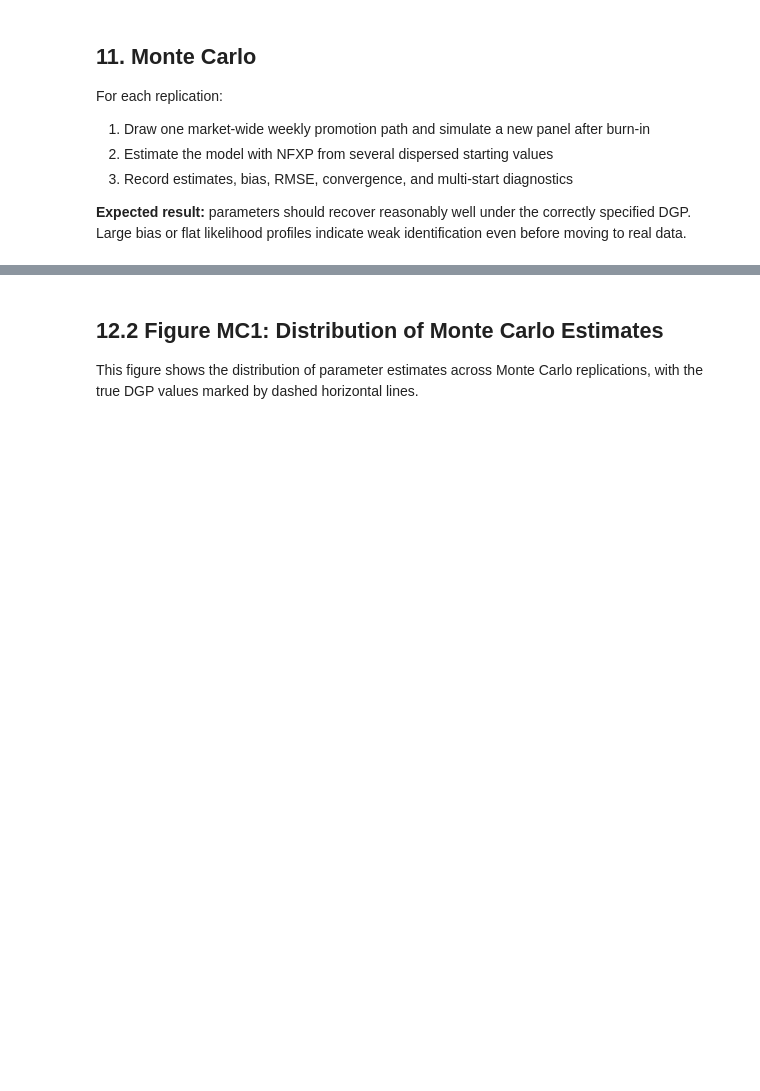
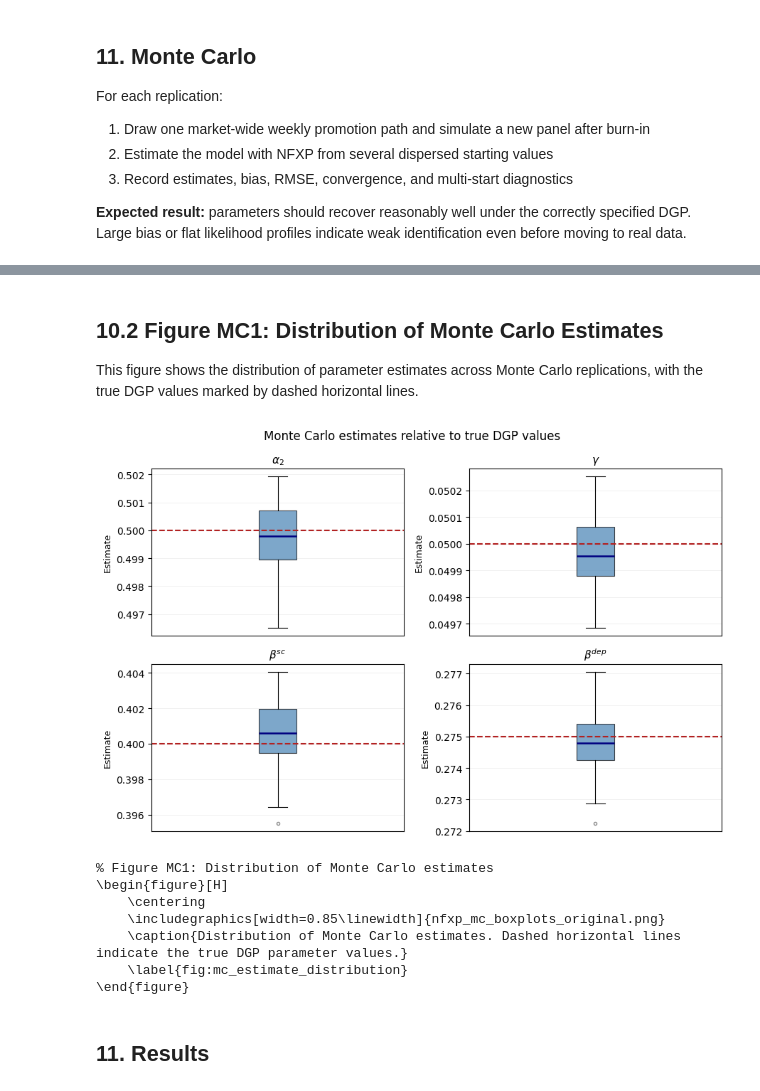
Before and after one commit to OEiberg/dp_ucph_oe, a Jupyter notebook: Term Paper OEJ x SRL/Model - Monte Carlo.ipynb, the cells around one changed output, grey strips where cells are left out. Saved outputs shown, nothing was run; the diff lists cells and outputs as text; code cells hidden in the pictures; blank space fills up the shorter version.

```diff
--- a/Term Paper OEJ x SRL/Model - Monte Carlo.ipynb
+++ b/Term Paper OEJ x SRL/Model - Monte Carlo.ipynb
@@ -1364,4 +1275,65 @@ $\beta^{dep}$ & 0.275 & 0.2748 & -0.0002 & -0.08 & 0.0010 & 0.0010 \\
 # %% [markdown]
-## 12.2 Figure MC1: Distribution of Monte Carlo Estimates
+## 10.2 Figure MC1: Distribution of Monte Carlo Estimates
 
 This figure shows the distribution of parameter estimates across Monte Carlo replications, with the true DGP values marked by dashed horizontal lines.
+# %%
+if "results" not in globals():
+    raise RuntimeError("Run the Monte Carlo cell above before creating Figure MC1.")
+
+
+figure_mc1_labels = {
+    "alpha_2": r"$\alpha_2$",
+    "gamma": r"$\gamma$",
+    "beta_sc": r"$\beta^{sc}$",
+    "beta_dep": r"$\beta^{dep}$",
+}
+
+fig, axes = plt.subplots(2, 2, figsize=(9, 6))
+axes = axes.flatten()
+
+for ax, (i, name) in zip(axes, enumerate(PARAM_NAMES)):
+    estimates = results.loc[results["param"] == name, "estimate"].to_numpy()
+    true_value = THETA_TRUE[i]
+    ax.boxplot(
+        estimates,
+        vert=True,
+        patch_artist=True,
+        boxprops=dict(facecolor="steelblue", alpha=0.70, edgecolor="black", linewidth=0.8),
+        medianprops=dict(color="navy", linewidth=1.8),
+        whiskerprops=dict(color="black", linewidth=0.8),
+        capprops=dict(color="black", linewidth=0.8),
+        flierprops=dict(marker="o", markersize=3, alpha=0.45),
+    )
+    ax.axhline(true_value, color="firebrick", linewidth=1.5, linestyle="--")
+    ax.set_title(figure_mc1_labels.get(name, name), fontsize=11)
+    ax.set_ylabel("Estimate", fontsize=9)
+    ax.set_xticks([])
+    ax.grid(axis="y", alpha=0.25, linewidth=0.5)
+
+fig.suptitle("Monte Carlo estimates relative to true DGP values", fontsize=12)
+fig.tight_layout()
+fig.savefig("nfxp_mc_boxplots_original.png", bbox_inches="tight")
+plt.show()
+
+figure_mc1_latex = r"""
+\begin{figure}[H]
+    \centering
+    \includegraphics[width=0.85\linewidth]{nfxp_mc_boxplots_original.png}
+    \caption{Distribution of Monte Carlo estimates. Dashed horizontal lines indicate the true DGP parameter values.}
+    \label{fig:mc_estimate_distribution}
+\end{figure}
+""".strip()
+
+print("% Figure MC1: Distribution of Monte Carlo estimates")
+print(figure_mc1_latex)
+# %% [output]
+[figure, added]
+% Figure MC1: Distribution of Monte Carlo estimates
+\begin{figure}[H]
+    \centering
+    \includegraphics[width=0.85\linewidth]{nfxp_mc_boxplots_original.png}
+    \caption{Distribution of Monte Carlo estimates. Dashed horizontal lines indicate the true DGP parameter values.}
+    \label{fig:mc_estimate_distribution}
+\end{figure}
+# %% [markdown]
+## 11. Results
```
Also changed, not shown: parts of 26 cells of this notebook, 1 other file.
